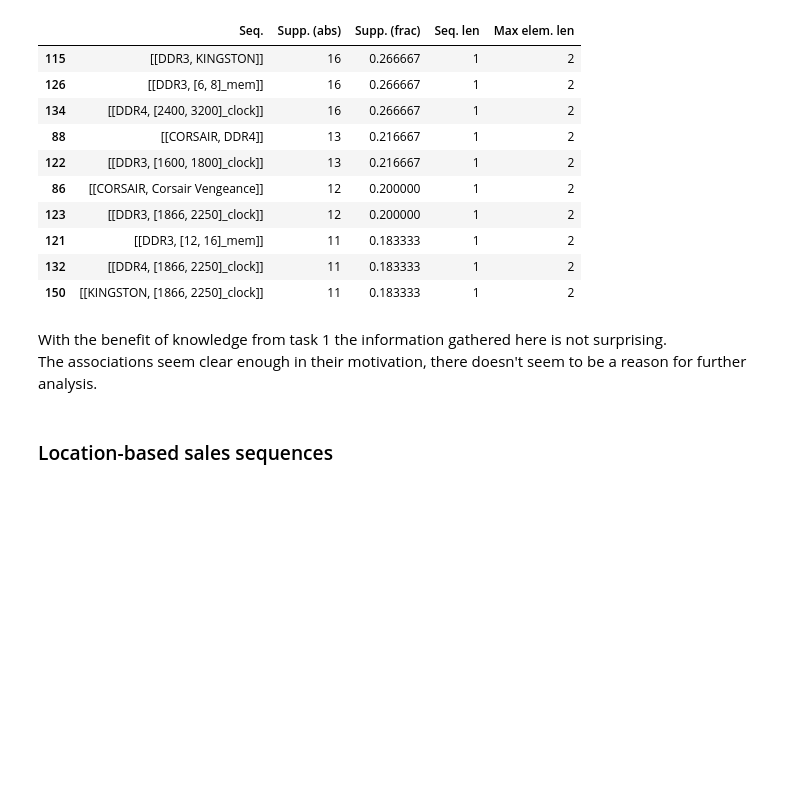
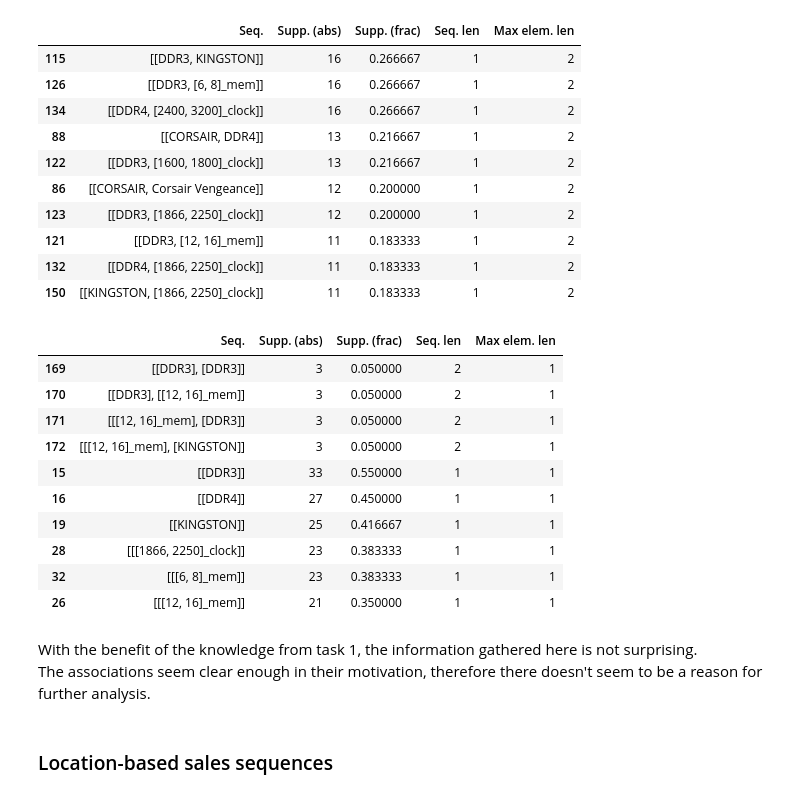
Before and after one commit to adettori/Data-Mining-DM-2020-project, a Jupyter notebook: DM_14_TASK4/dm2020-2-task4.ipynb, the cells around one changed output. Saved outputs shown, nothing was run; the diff lists cells and outputs as text; code cells hidden in the pictures; blank space fills up the shorter version.

```diff
--- a/DM_14_TASK4/dm2020-2-task4.ipynb
+++ b/DM_14_TASK4/dm2020-2-task4.ipynb
@@ -1768,9 +1768,23 @@ display(result_week_df.sort_values(["Max elem. len", "Supp. (abs)"], ascending=F
 | 121 | [[DDR3, [12, 16]_mem]] | 11 | 0.183333 | 1 | 2 |
 | 132 | [[DDR4, [1866, 2250]_clock]] | 11 | 0.183333 | 1 | 2 |
 | 150 | [[KINGSTON, [1866, 2250]_clock]] | 11 | 0.183333 | 1 | 2 |
+# %%
+display(result_week_df.sort_values(["Seq. len", "Supp. (abs)"], ascending=False).head(10))
+# %% [output]
+|  | Seq. | Supp. (abs) | Supp. (frac) | Seq. len | Max elem. len |
+| 169 | [[DDR3], [DDR3]] | 3 | 0.050000 | 2 | 1 |
+| 170 | [[DDR3], [[12, 16]_mem]] | 3 | 0.050000 | 2 | 1 |
+| 171 | [[[12, 16]_mem], [DDR3]] | 3 | 0.050000 | 2 | 1 |
+| 172 | [[[12, 16]_mem], [KINGSTON]] | 3 | 0.050000 | 2 | 1 |
+| 15 | [[DDR3]] | 33 | 0.550000 | 1 | 1 |
+| 16 | [[DDR4]] | 27 | 0.450000 | 1 | 1 |
+| 19 | [[KINGSTON]] | 25 | 0.416667 | 1 | 1 |
+| 28 | [[[1866, 2250]_clock]] | 23 | 0.383333 | 1 | 1 |
+| 32 | [[[6, 8]_mem]] | 23 | 0.383333 | 1 | 1 |
+| 26 | [[[12, 16]_mem]] | 21 | 0.350000 | 1 | 1 |
 # %% [markdown]
-With the benefit of knowledge from task 1 the information gathered here is not surprising.
-The associations seem clear enough in their motivation, there doesn't seem to be a reason for further analysis.
+With the benefit of the knowledge from task 1, the information gathered here is not surprising.
+The associations seem clear enough in their motivation, therefore there doesn't seem to be a reason for further analysis.
 # %% [markdown]
 ### Location-based sales sequences
 # %% [markdown]
```
Also changed, not shown: parts of 11 cells of this notebook, 1 other file.
